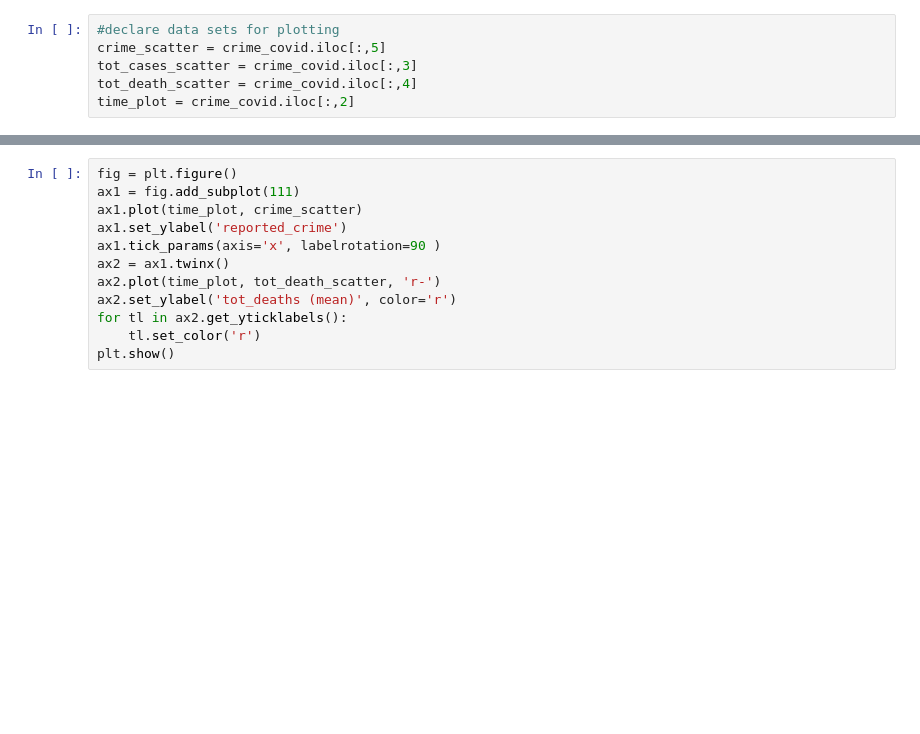
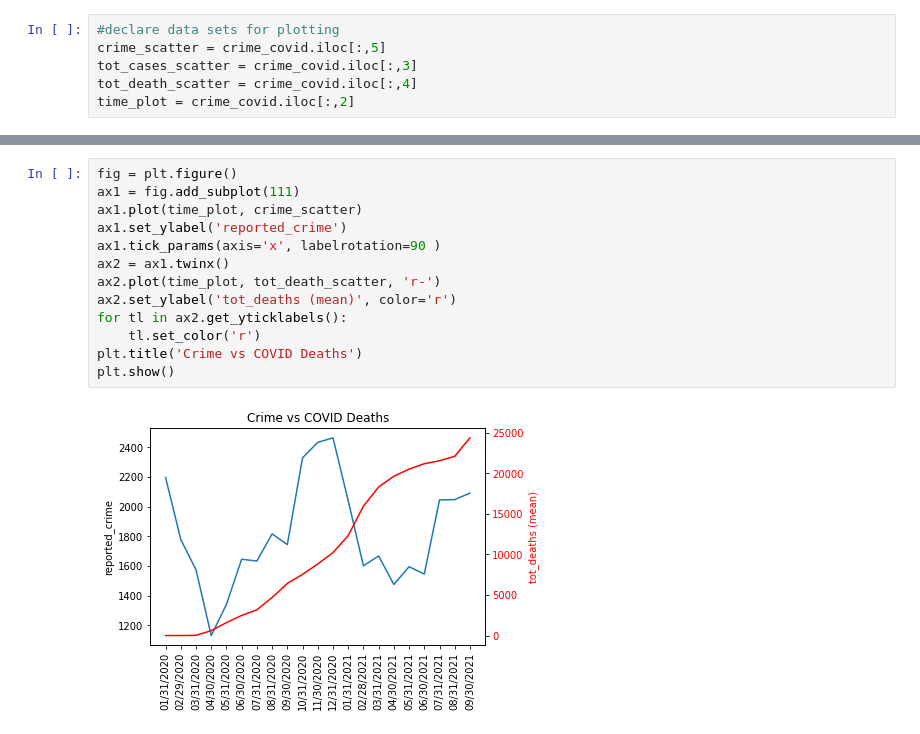
Before and after one commit to iiiramal/project-1-team-4, a Jupyter notebook: project-1-team-4.ipynb, the cells around one changed output, grey strips where cells are left out. Drawn from its saved outputs; the diff is of its cells as text; blank space fills up the shorter version.

```diff
--- a/project-1-team-4.ipynb
+++ b/project-1-team-4.ipynb
@@ -350,15 +752,18 @@ plt.show()
 # %%
 fig = plt.figure()
 ax1 = fig.add_subplot(111)
 ax1.plot(time_plot, crime_scatter)
 ax1.set_ylabel('reported_crime')
 ax1.tick_params(axis='x', labelrotation=90 )
 ax2 = ax1.twinx()
 ax2.plot(time_plot, tot_death_scatter, 'r-')
 ax2.set_ylabel('tot_deaths (mean)', color='r')
 for tl in ax2.get_yticklabels():
     tl.set_color('r')
+plt.title('Crime vs COVID Deaths')
 plt.show()
+# %% [output]
+[figure, added]
 # %%
 crime_year_month_type = crime_df_complete.groupby(['occur_year', 'occur_month','UC2_Literal'], as_index = False).agg({'offense_id': ['count']})
 crime_year_month_type.columns = ['occur_year','occur_month','offense_type','no._offenses']
```
Also changed, not shown: parts of 46 cells of this notebook, 1 other file.
